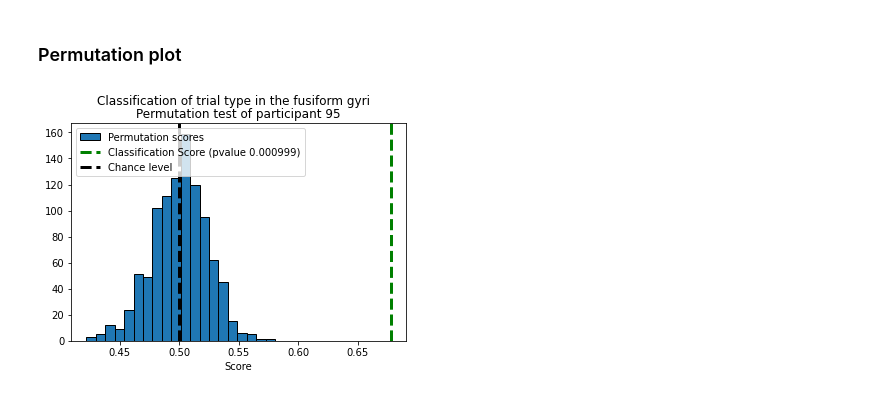
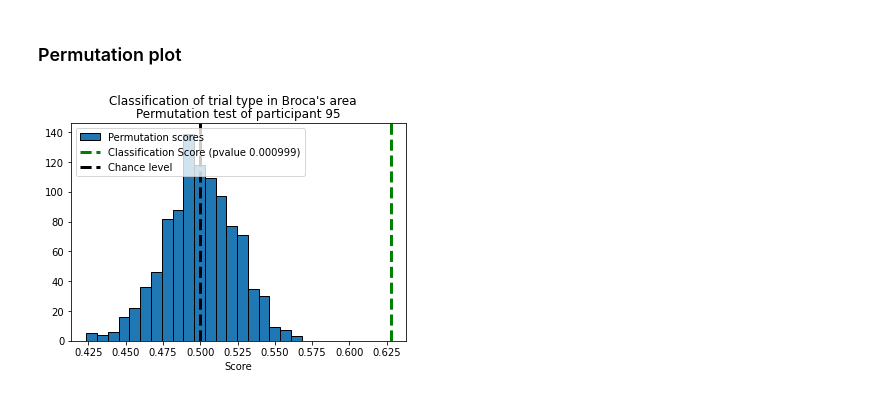
Before and after one commit to study-group-5/neuro_exam, a Jupyter notebook: MEG_data_analysis/prepare_for_classification.ipynb, the cells around one changed output. Drawn from its saved outputs; the diff is of its cells as text; code cells hidden in the pictures.

```diff
--- a/MEG_data_analysis/prepare_for_classification.ipynb
+++ b/MEG_data_analysis/prepare_for_classification.ipynb
@@ -113,20 +113,24 @@ def preprocess_source_space_data(subject, date, raw_path, subjects_dir,
     return X, y
 # %%
 # creating epochs_list
-epochs_list = preprocess_sensor_space_data('0086', '20221004_000000',
+epochs_list = preprocess_sensor_space_data('0095', '20221007_000000',
         raw_path='/work/220269/raw_MEG/',
         return_epochs=True, decim=4) ##CHANGE TO YOUR PATHS
 # %%
 #%% RUNNING FUNCTIONS ##### ROI ## preprocess_source_space_data function
-# maybe run epochs_list first and then run the function below
-X_fusiform_rh, y = preprocess_source_space_data(
+X_BA45_lh, y = preprocess_source_space_data(
         '0095', '20221007_000000',
         raw_path='/work/220269/raw_MEG',
         subjects_dir = '/work/220269/freesurfer/',
         epochs_list = epochs_list,
-        label= 'rh.fusiform.label')
+        label= 'lh.BA45_exvivo.label')
         #,decim=4
-        #) ##CHANGE TO YOUR PATHS
+
+        # freesurfer labels
+        # lh.BA45_exvivo.label
+        # lh.B44_exvivo.label
+        # rh.fusiform.label
+        # lh.fusiform.label
 # %%
 #%% COLLAPSE EVENTS - single subject
 
@@ -201,4 +202,13 @@ X_fusiform_both = np.concatenate((X_fusiform_lh,
 mean_scores_fu_both = simple_classification(X_fusiform_both,
                                     collapsed_y,
                                     penalty='l2', C=1e-3)
+# %%
+# Defining ROI's #2
+# Broca's area; both BA44 and BA45
+
+# concatenate labels
+X_BA44_BA45_lh = np.concatenate((X_BA44_lh, X_BA45_lh), axis = 1)
+
+# run classification
+mean_scores_BA = simple_classification(X_BA44_BA45_lh, collapsed_y, penalty = 'l2', C=1e-3)
 # %%
@@ -442,8 +374,7 @@ from sklearn.model_selection import cross_val_score, StratifiedKFold
 from sklearn.model_selection import permutation_test_score
 # %%
 # indledende øvelser fra simple class function (need to do it again, because it only functions locally in a function)
-X = X_fusiform_both.copy()
-#print(X.shape)
+X = X_BA44_BA45_lh.copy()
 
 n_samples = X.shape[2]
 
@@ -538,26 +472,26 @@ print(test.shape)
 # %%
 #How many classes
 n_classes = np.unique(collapsed_y).size
 
 # round p val
 pvalue = round(pvalue,7)
 
 plt.hist(permutation_scores, 20, label='Permutation scores',
          edgecolor='black')
 ylim = plt.ylim()
 plt.plot(2 * [score], ylim, '--g', linewidth=3,
          label='Classification Score'
          ' (pvalue %s)' % pvalue)
 plt.plot(2 * [1. / n_classes], ylim, '--k', linewidth=3, label='Chance level')
 
 plt.ylim(ylim)
 plt.legend()
 plt.xlabel('Score')
 plt.title("Permutation test of participant %s" % (par_no))
-plt.suptitle("Classification of trial type in the fusiform gyri")
-savefig_here = "figures/fusiform_both_%s_permutation.png" % (par_no)
+plt.suptitle("Classification of trial type in Broca's area")
+savefig_here = "figures/BA44_BA45_lh_%s_permutation.png" % (par_no)
 plt.savefig(savefig_here)
 
 plt.show()
 # %% [output]
-[figure, old version]
+[figure, new version]
```
Also changed, not shown: parts of 51 cells of this notebook.
